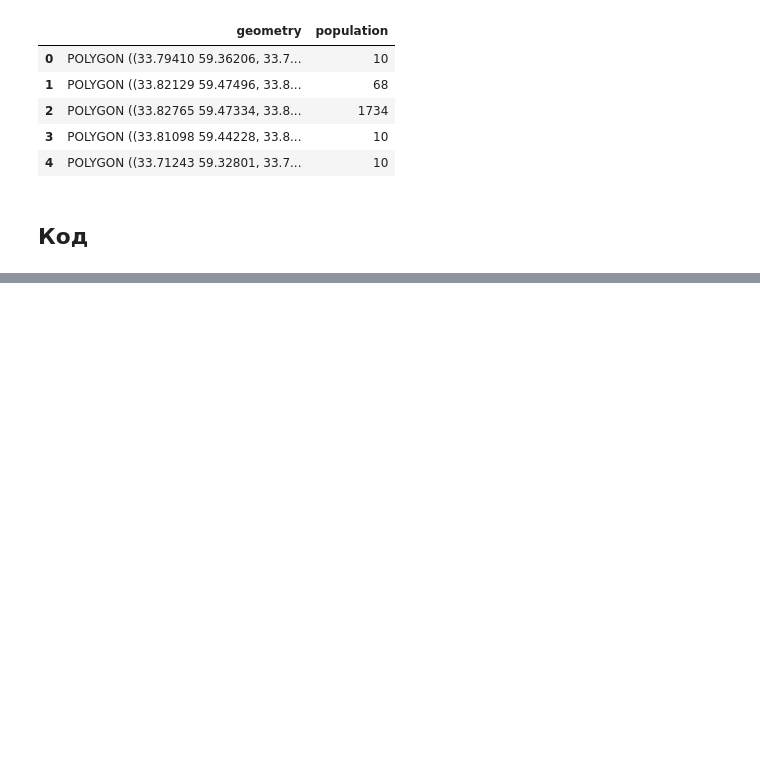
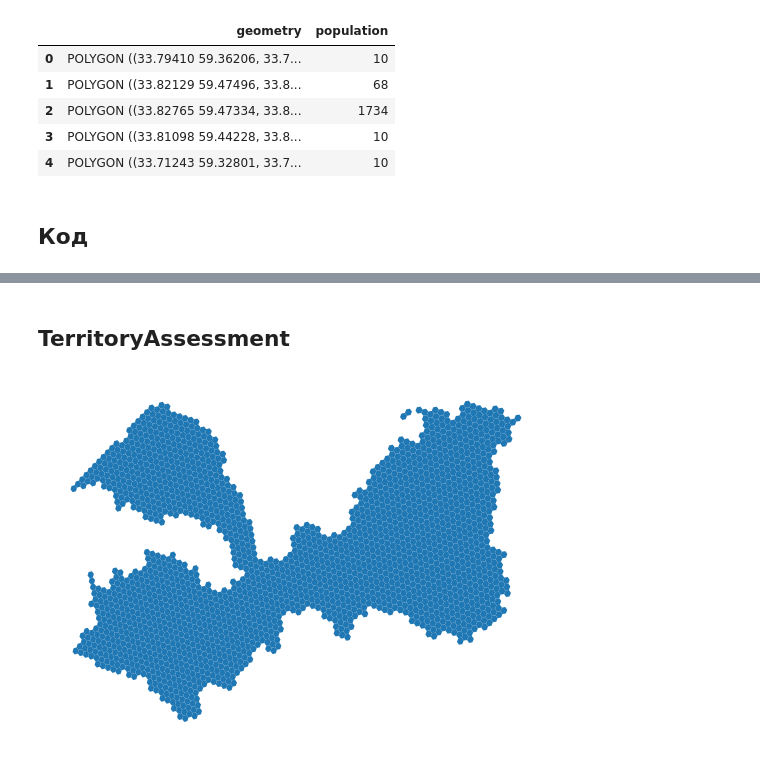
Before and after one commit to aimclub/blocksnet, a Jupyter notebook: examples/test.ipynb, the cells around one changed output, grey strips where cells are left out. Saved outputs shown, nothing was run; the diff lists cells and outputs as text; code cells hidden in the pictures; blank space fills up the shorter version.

```diff
--- a/examples/test.ipynb
+++ b/examples/test.ipynb
@@ -321,0 +485,7 @@ class ProvisionModel(BaseModel):
+# %% [markdown]
+## TerritoryAssessment
+# %%
+grid = gpd.read_file('grid.geojson')
+grid.plot().set_axis_off()
+# %% [output]
+[figure, added]
```
Also changed, not shown: parts of 21 cells of this notebook, 15 other files.
